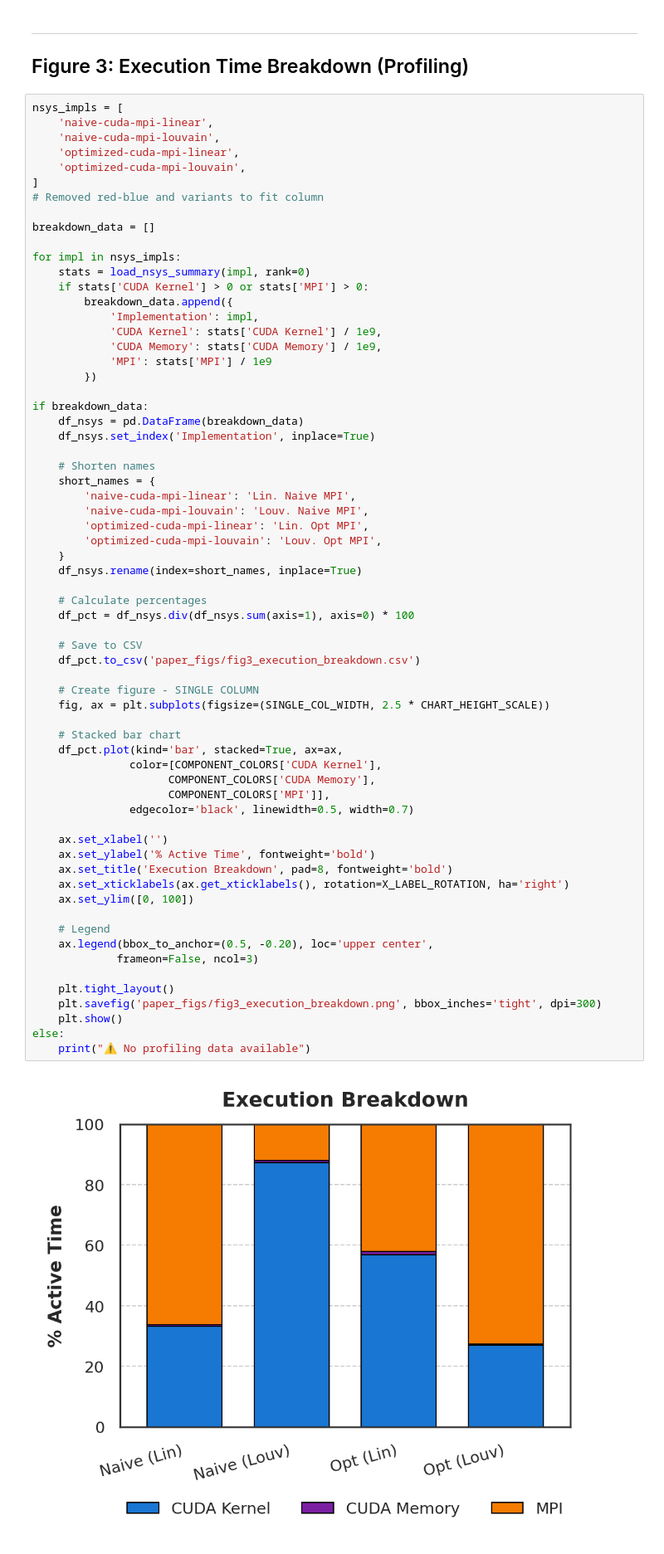
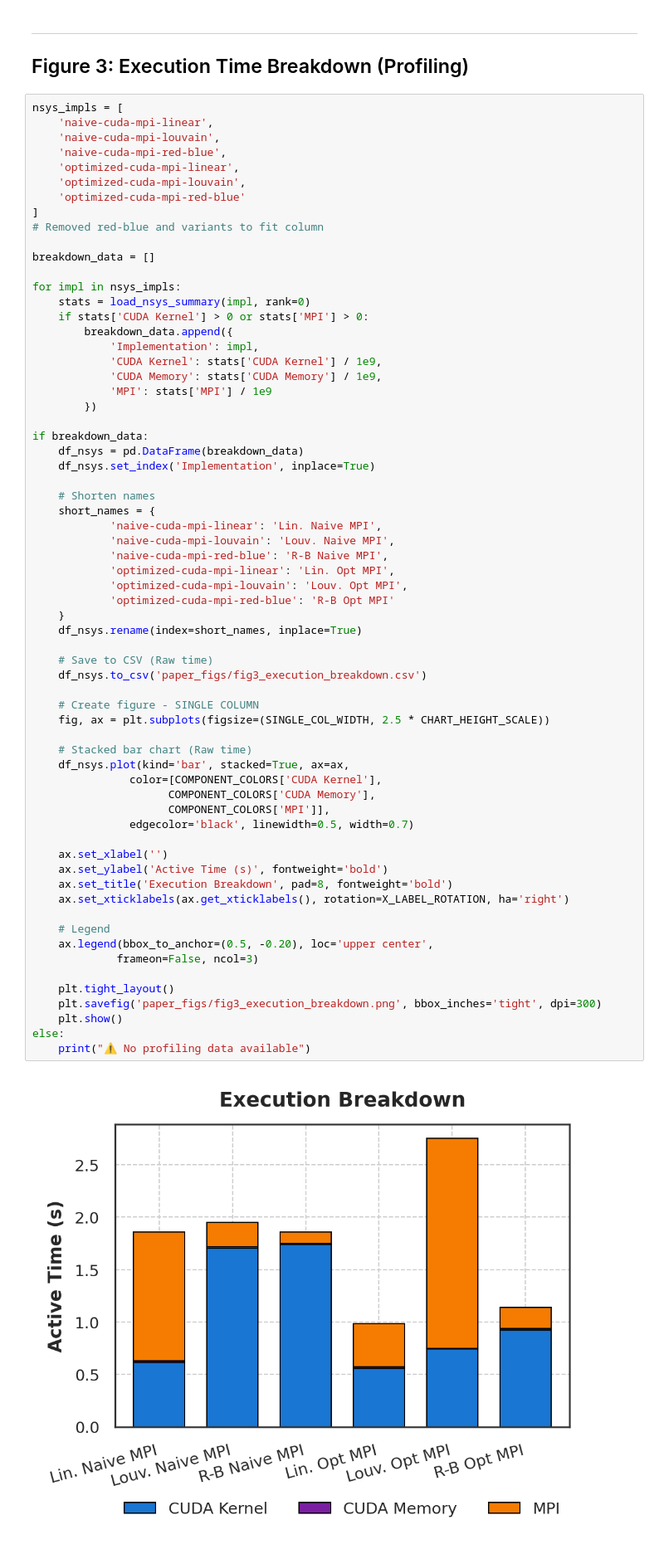
Before and after one commit to LipatJob/distributed-snp, a Jupyter notebook: paper_analysis_improved.ipynb, the cells around one changed output. Shown at 83% size. Saved outputs shown, nothing was run; the diff lists cells and outputs as text.

```diff
--- a/paper_analysis_improved.ipynb
+++ b/paper_analysis_improved.ipynb
@@ -377,8 +377,10 @@ else:
 nsys_impls = [
     'naive-cuda-mpi-linear',
     'naive-cuda-mpi-louvain',
+    'naive-cuda-mpi-red-blue',
     'optimized-cuda-mpi-linear',
     'optimized-cuda-mpi-louvain',
+    'optimized-cuda-mpi-red-blue'
 ]
 # Removed red-blue and variants to fit column
 
@@ -399,47 +401,45 @@ if breakdown_data:
     df_nsys.set_index('Implementation', inplace=True)
 
     # Shorten names
     short_names = {
-        'naive-cuda-mpi-linear': 'Lin. Naive MPI',
-        'naive-cuda-mpi-louvain': 'Louv. Naive MPI',
-        'optimized-cuda-mpi-linear': 'Lin. Opt MPI',
-        'optimized-cuda-mpi-louvain': 'Louv. Opt MPI',
+            'naive-cuda-mpi-linear': 'Lin. Naive MPI',
+            'naive-cuda-mpi-louvain': 'Louv. Naive MPI',
+            'naive-cuda-mpi-red-blue': 'R-B Naive MPI',
+            'optimized-cuda-mpi-linear': 'Lin. Opt MPI',
+            'optimized-cuda-mpi-louvain': 'Louv. Opt MPI',
+            'optimized-cuda-mpi-red-blue': 'R-B Opt MPI'
     }
     df_nsys.rename(index=short_names, inplace=True)
 
-    # Calculate percentages
-    df_pct = df_nsys.div(df_nsys.sum(axis=1), axis=0) * 100
-
-    # Save to CSV
-    df_pct.to_csv('paper_figs/fig3_execution_breakdown.csv')
+    # Save to CSV (Raw time)
+    df_nsys.to_csv('paper_figs/fig3_execution_breakdown.csv')
 
     # Create figure - SINGLE COLUMN
     fig, ax = plt.subplots(figsize=(SINGLE_COL_WIDTH, 2.5 * CHART_HEIGHT_SCALE))
 
-    # Stacked bar chart
-    df_pct.plot(kind='bar', stacked=True, ax=ax,
+    # Stacked bar chart (Raw time)
+    df_nsys.plot(kind='bar', stacked=True, ax=ax,
                color=[COMPONENT_COLORS['CUDA Kernel'],
                      COMPONENT_COLORS['CUDA Memory'],
                      COMPONENT_COLORS['MPI']],
                edgecolor='black', linewidth=0.5, width=0.7)
 
     ax.set_xlabel('')
-    ax.set_ylabel('% Active Time', fontweight='bold')
+    ax.set_ylabel('Active Time (s)', fontweight='bold')
     ax.set_title('Execution Breakdown', pad=8, fontweight='bold')
     ax.set_xticklabels(ax.get_xticklabels(), rotation=X_LABEL_ROTATION, ha='right')
-    ax.set_ylim([0, 100])
 
     # Legend
     ax.legend(bbox_to_anchor=(0.5, -0.20), loc='upper center',
              frameon=False, ncol=3)
 
     plt.tight_layout()
     plt.savefig('paper_figs/fig3_execution_breakdown.png', bbox_inches='tight', dpi=300)
     plt.show()
 else:
     print("⚠ No profiling data available")
 # %% [output]
-[figure, old version]
+[figure, new version]
 # %% [markdown]
 ---
 ## Figure 4: Partitioning Strategy Impact
```
